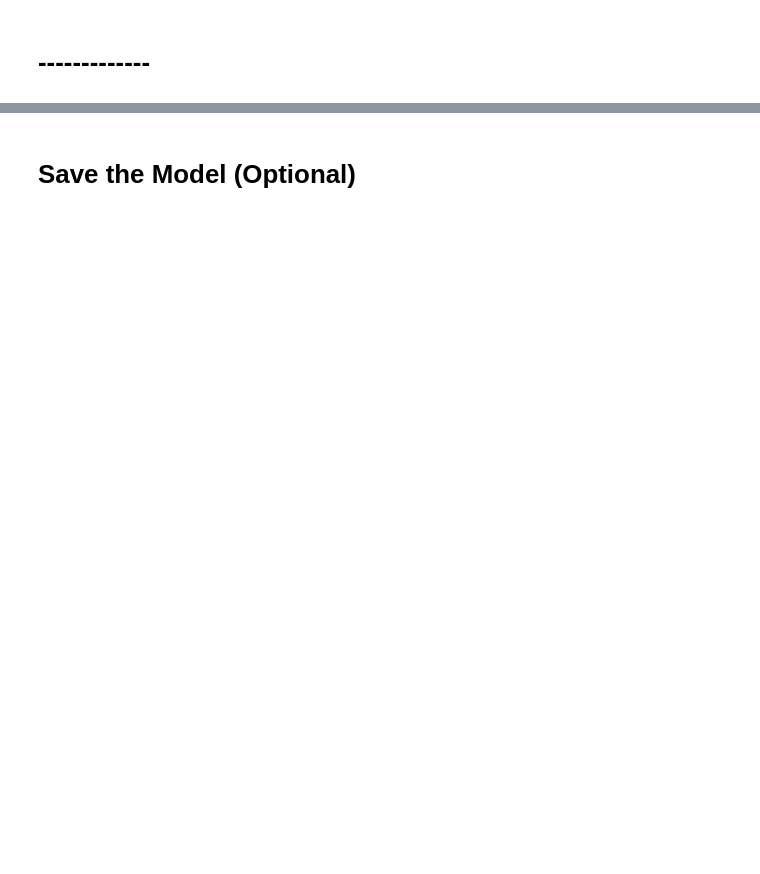
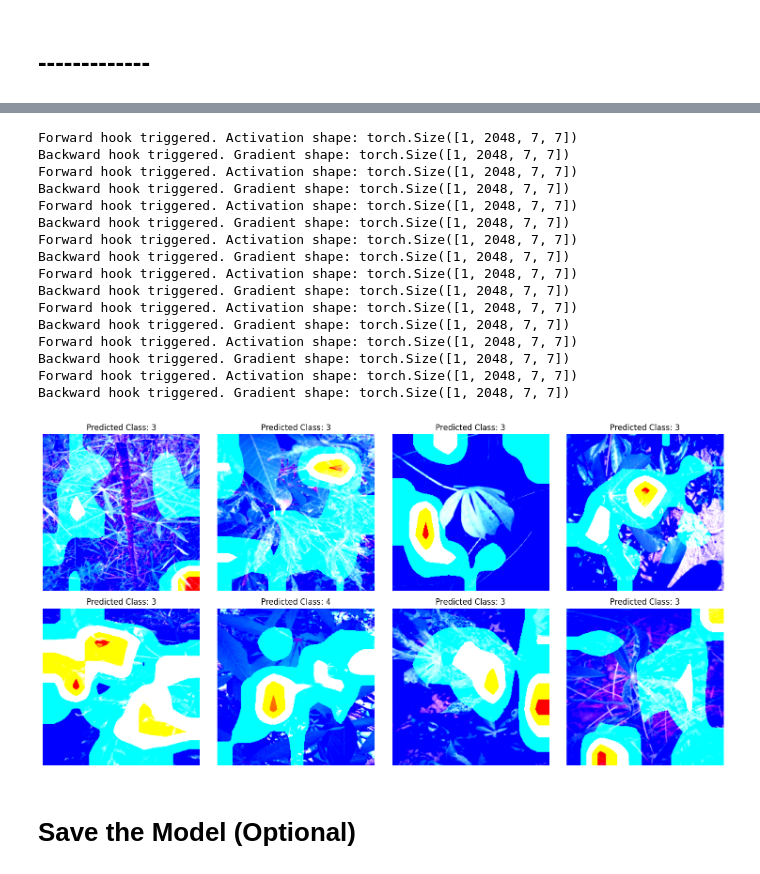
Before and after one commit to aliikhwan99/cassava-leaf-disease-classification, a Jupyter notebook: cassava_leaf_disease_classification.ipynb, the cells around one changed output, grey strips where cells are left out. Drawn from its saved outputs; the diff is of its cells as text; code cells hidden in the pictures; blank space fills up the shorter version.

```diff
--- a/cassava_leaf_disease_classification.ipynb
+++ b/cassava_leaf_disease_classification.ipynb
@@ -456,30 +508,79 @@ def grad_cam(input_image, model, target_layer):
         raise RuntimeError("Hooks did not capture any activations or gradients.")
 
     # Get the activation and gradient
     activation = activations[0].detach()
     gradient = gradients[0].detach()
 
     # Average the gradients spatially
     weights = torch.mean(gradient, dim=[0, 2, 3], keepdim=True)
 
     # Create the Grad-CAM map
     cam = torch.sum(weights * activation, dim=1).squeeze()
     cam = torch.relu(cam)  # Apply ReLU
     cam = cam.cpu().numpy()
 
     # Normalize the CAM
     cam -= cam.min()
     cam /= cam.max()
 
     # Remove hooks after usage
     forward_handle.remove()
     backward_handle.remove()
 
     return cam, target_class
 
+# Function to generate Grad-CAM images for a batch
+def generate_grad_cam_images(images, model, target_layer):
+    grad_cam_images = []
+    predictions = []
+
+    for i in range(images.size(0)):
+        cam, pred_class = grad_cam(images[i].unsqueeze(0), model, target_layer)  # Generate Grad-CAM for each image
+        cam = cv2.resize(cam, (images.size(2), images.size(3)))  # Resize to match input image size
+        cam = np.uint8(255 * cam)  # Scale to [0, 255]
+
+        # Create heatmap
+        heatmap = cv2.applyColorMap(cam, cv2.COLORMAP_JET)
+        heatmap = cv2.cvtColor(heatmap, cv2.COLOR_BGR2RGB)  # Convert to RGB
+        overlay = 0.5 * heatmap + 0.5 * images[i].cpu().numpy().transpose(1, 2, 0)  # Overlay heatmap on image
+
+        grad_cam_images.append(overlay)
+        predictions.append(pred_class)
+
+    return grad_cam_images, predictions
+
+# Function to plot Grad-CAM results
+def plot_grad_cam_results(grad_cam_images, predictions):
+    plt.figure(figsize=(15, 15))
+    for i in range(len(grad_cam_images)):
+        plt.subplot(4, 4, i + 1)  # Adjust the number of rows and columns as needed
+        plt.imshow(grad_cam_images[i])
+        plt.title(f'Predicted Class: {predictions[i]}')
+        plt.axis('off')
+    plt.tight_layout()
+    plt.show()
+
 # Assuming `images` is a tensor of shape (N, C, H, W) and model is already defined
 try:
     grad_cam_images, predictions = generate_grad_cam_images(images, model, model.layer4)  # Assuming model.layer4 is the target layer
     plot_grad_cam_results(grad_cam_images, predictions)
 except RuntimeError as e:
     print("An error occurred:", e)
+# %% [output]
+Forward hook triggered. Activation shape: torch.Size([1, 2048, 7, 7])
+Backward hook triggered. Gradient shape: torch.Size([1, 2048, 7, 7])
+Forward hook triggered. Activation shape: torch.Size([1, 2048, 7, 7])
+Backward hook triggered. Gradient shape: torch.Size([1, 2048, 7, 7])
+Forward hook triggered. Activation shape: torch.Size([1, 2048, 7, 7])
+Backward hook triggered. Gradient shape: torch.Size([1, 2048, 7, 7])
+Forward hook triggered. Activation shape: torch.Size([1, 2048, 7, 7])
+Backward hook triggered. Gradient shape: torch.Size([1, 2048, 7, 7])
+Forward hook triggered. Activation shape: torch.Size([1, 2048, 7, 7])
+Backward hook triggered. Gradient shape: torch.Size([1, 2048, 7, 7])
+Forward hook triggered. Activation shape: torch.Size([1, 2048, 7, 7])
+Backward hook triggered. Gradient shape: torch.Size([1, 2048, 7, 7])
+Forward hook triggered. Activation shape: torch.Size([1, 2048, 7, 7])
+Backward hook triggered. Gradient shape: torch.Size([1, 2048, 7, 7])
+Forward hook triggered. Activation shape: torch.Size([1, 2048, 7, 7])
+Backward hook triggered. Gradient shape: torch.Size([1, 2048, 7, 7])
+[figure, added]
```
Also changed, not shown: parts of 13 cells of this notebook.
